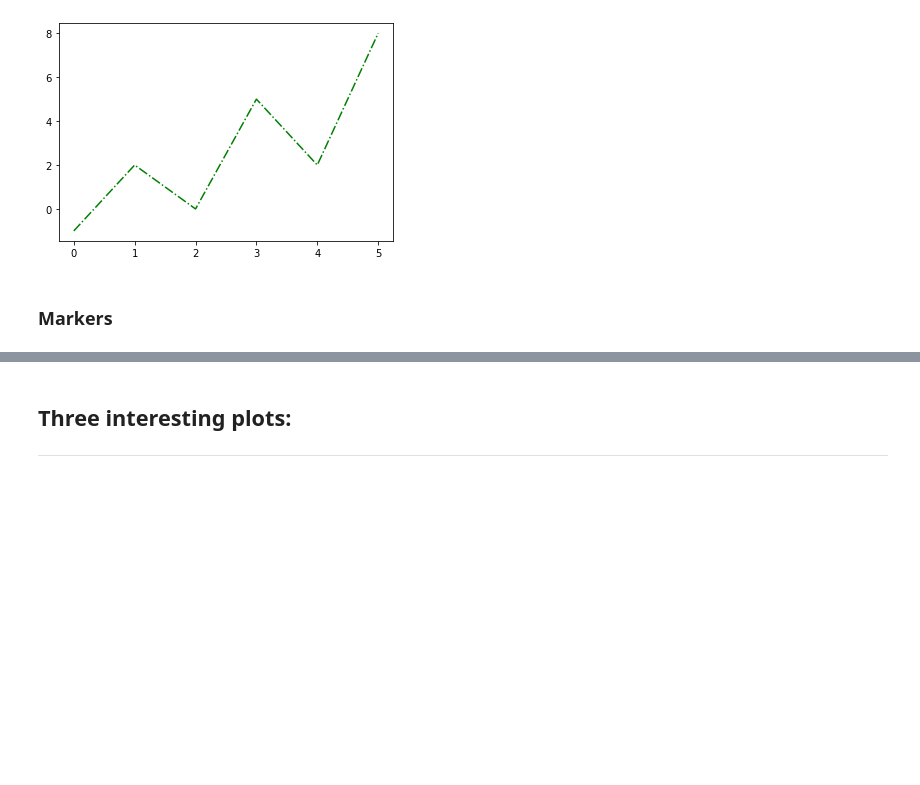
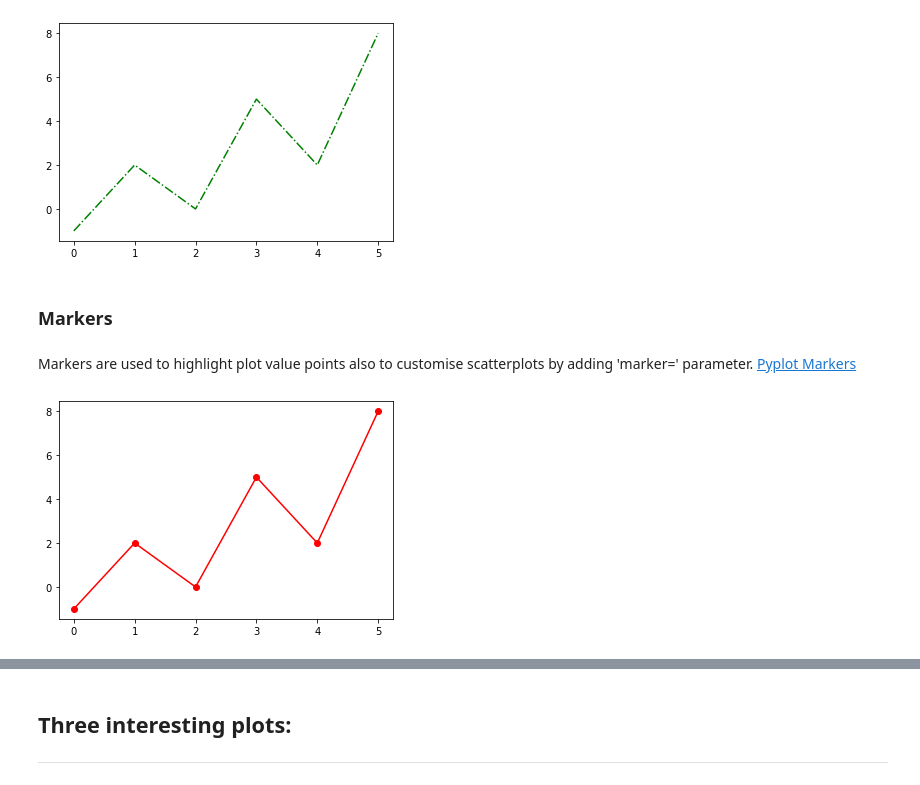
Before and after one commit to Mantvydas-data/FundamentalsofDataAnalysis, a Jupyter notebook: pyplot.ipynb, the cells around one changed output, grey strips where cells are left out. Drawn from its saved outputs; the diff is of its cells as text; code cells hidden in the pictures; blank space fills up the shorter version.

Commit message:
Pyplot markers added

```diff
--- a/pyplot.ipynb
+++ b/pyplot.ipynb
@@ -111,3 +111,15 @@ plt.show()
 [figure]
 # %% [markdown]
 ### Markers
+# %% [markdown]
+Markers are used to highlight plot value points also to customise scatterplots by adding 'marker=' parameter. [Pyplot Markers](https://matplotlib.org/stable/api/markers_api.html)
+# %%
+# Specifying y values
+y = np.array([-1,2,0,5,2,8])
+
+# Changing line style using 'linestyle=' or 'ls=' parameter
+# Red line with circle markers
+plt.plot(y, color ='r', marker='o')
+plt.show()
+# %% [output]
+[figure, added]
```
Also changed, not shown: parts of 3 cells of this notebook.
